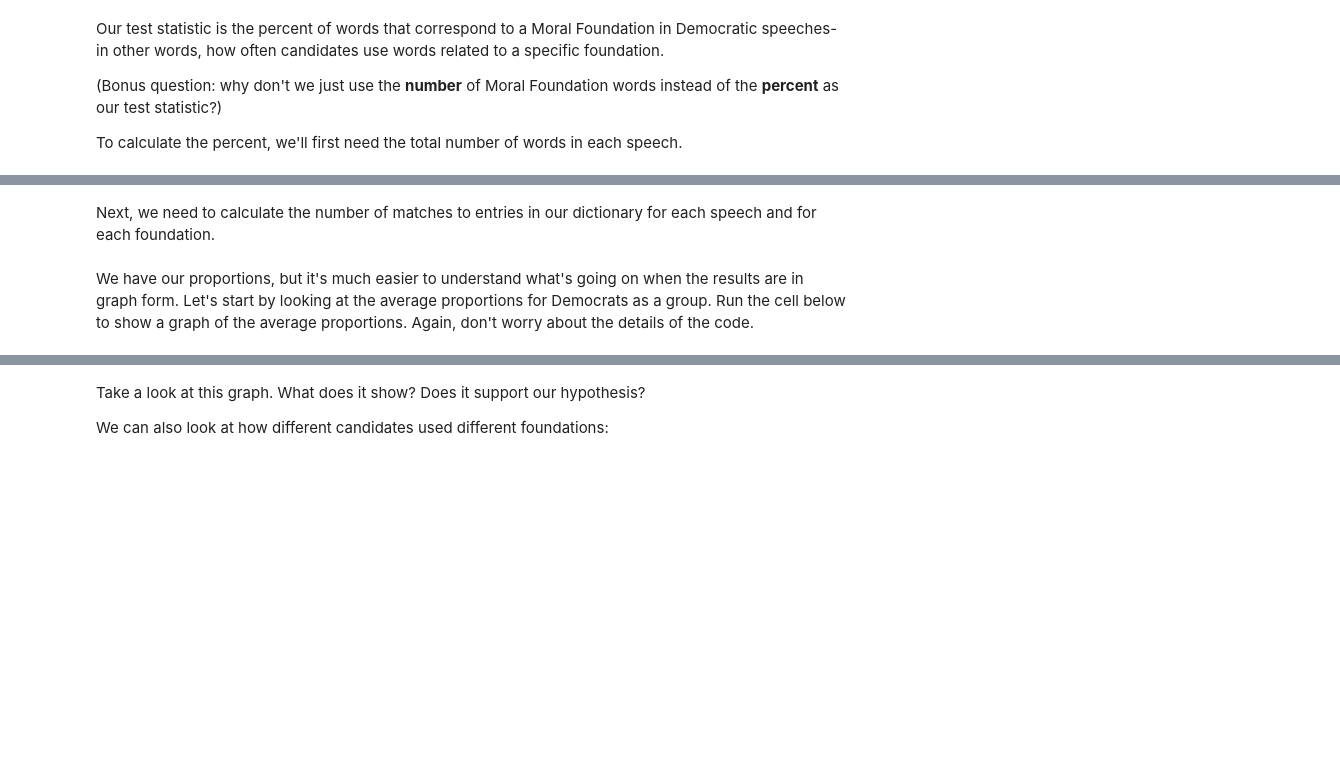
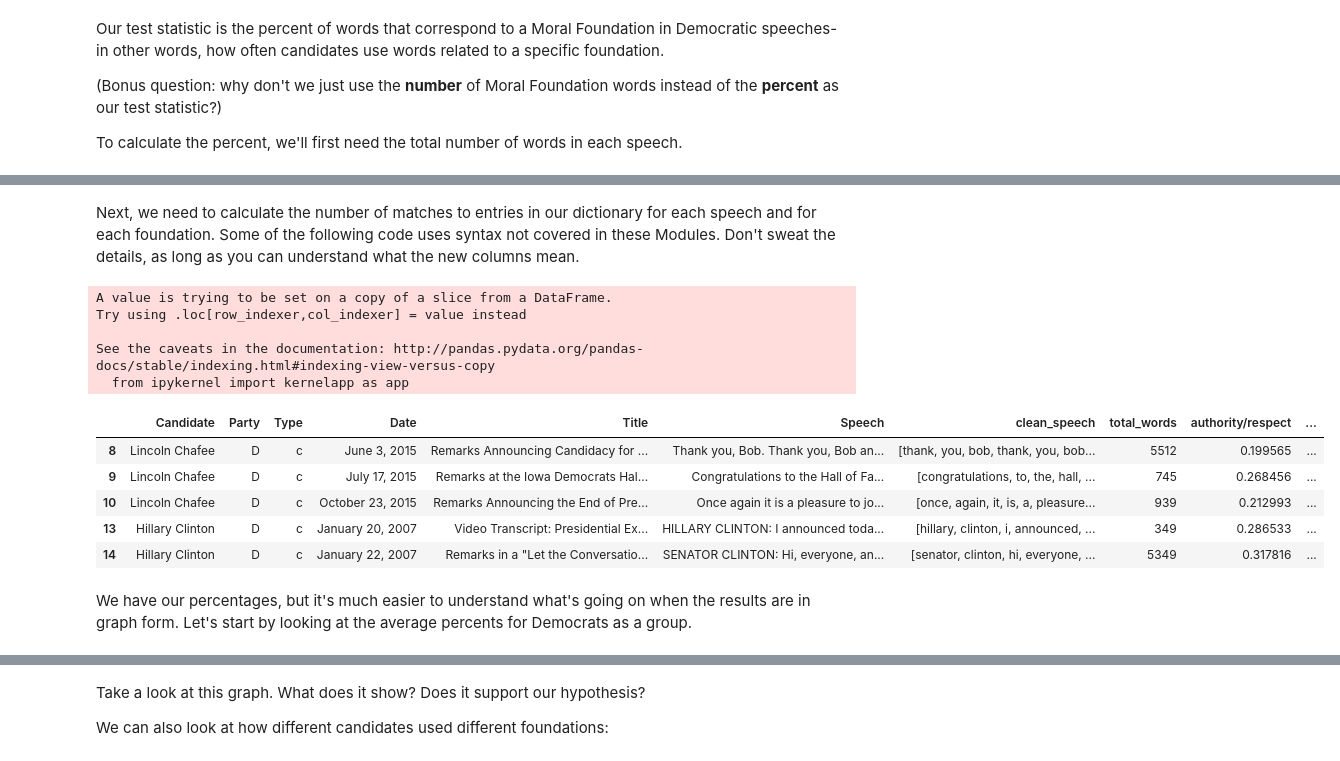
Before and after one commit to ds-modules/XRHETOR-R1A, a Jupyter notebook: 02-Moral-Foundations-Analysis/02-Moral-Foundations-Analysis.ipynb, the cells around one changed output, grey strips where cells are left out. Drawn from its saved outputs; the diff is of its cells as text; code cells hidden in the pictures; blank space fills up the shorter version.

Commit message:
added markdown, removed answers. all cells run

```diff
--- a/02-Moral-Foundations-Analysis/02-Moral-Foundations-Analysis.ipynb
+++ b/02-Moral-Foundations-Analysis/02-Moral-Foundations-Analysis.ipynb
@@ -80,8 +98,8 @@ The dictionary we'll use today comes from a database called [WordNet](https://wo
 
 Run the cell below to load the dictionary and assign it to the variable 'mft_dict'.
 # %%
-# Run this cell to load the dictionary into a variable
-with open('foundations_dict.json') as json_data:
+# Run this cell to load the dictionary into the variable 'mft_dict'
+with open('../mft_data/foundations_dict.json') as json_data:
     mft_dict = json.load(json_data)
 # %% [markdown]
 We can see the keys of the dictionary using the .keys() function:
@@ -179,14 +301,34 @@ democrats.head()
 # %% [markdown]
-Next, we need to calculate the number of matches to entries in our dictionary for each speech and for each foundation.
+Next, we need to calculate the number of matches to entries in our dictionary for each speech and for each foundation. Some of the following code uses syntax not covered in these Modules. Don't sweat the details, as long as you can understand what the new columns mean.
 # %%
+# do the following code for each foundation
 for key in mft_dict.keys():
+    # create a new, empty column
     num_key_words = np.zeros(len(democrats))
-    synonyms = mft_dict[key]
-    for synonym in synonyms:
-        syn_count = np.array([sum([wd.startswith(synonym) for wd in speech.split()]) for speech in democrats['clean_speech']])
-        num_key_words += syn_count
+    stems = mft_dict[key]
+
+    # do the following code for each foundation word
+    for stem in stems:
+        # find synonym matches
+        wd_count = np.array([sum([wd.startswith(stem) for wd in speech]) for speech in democrats['clean_speech']])
+        # add the number of matches to the total
+        num_key_words += wd_count
+
+    # create a new column for each foundation with the percent of foundation words per speech
     democrats[key] = num_key_words / democrats['total_words'] * 100
 
 democrats.head()
+# %% [output]
+A value is trying to be set on a copy of a slice from a DataFrame.
+Try using .loc[row_indexer,col_indexer] = value instead
+
+See the caveats in the documentation: http://pandas.pydata.org/pandas-docs/stable/indexing.html#indexing-view-versus-copy
+  from ipykernel import kernelapp as app
+|  | Candidate | Party | Type | Date | Title | Speech | clean_speech | total_words | authority/respect | ... |
+| 8 | Lincoln Chafee | D | c | June 3, 2015 | Remarks Announcing Candidacy for ... | Thank you, Bob. Thank you, Bob an... | [thank, you, bob, thank, you, bob... | 5512 | 0.199565 | ... |
+| 9 | Lincoln Chafee | D | c | July 17, 2015 | Remarks at the Iowa Democrats Hal... | Congratulations to the Hall of Fa... | [congratulations, to, the, hall, ... | 745 | 0.268456 | ... |
+| 10 | Lincoln Chafee | D | c | October 23, 2015 | Remarks Announcing the End of Pre... | Once again it is a pleasure to jo... | [once, again, it, is, a, pleasure... | 939 | 0.212993 | ... |
+| 13 | Hillary Clinton | D | c | January 20, 2007 | Video Transcript: Presidential Ex... | HILLARY CLINTON: I announced toda... | [hillary, clinton, i, announced, ... | 349 | 0.286533 | ... |
+| 14 | Hillary Clinton | D | c | January 22, 2007 | Remarks in a "Let the Conversatio... | SENATOR CLINTON: Hi, everyone, an... | [senator, clinton, hi, everyone, ... | 5349 | 0.317816 | ... |
 # %% [markdown]
-We have our proportions, but it's much easier to understand what's going on when the results are in graph form. Let's start by looking at the average proportions for Democrats as a group. Run the cell below to show a graph of the average proportions. Again, don't worry about the details of the code.
+We have our percentages, but it's much easier to understand what's going on when the results are in graph form. Let's start by looking at the average percents for Democrats as a group.
```
Also changed, not shown: parts of 52 cells of this notebook.
